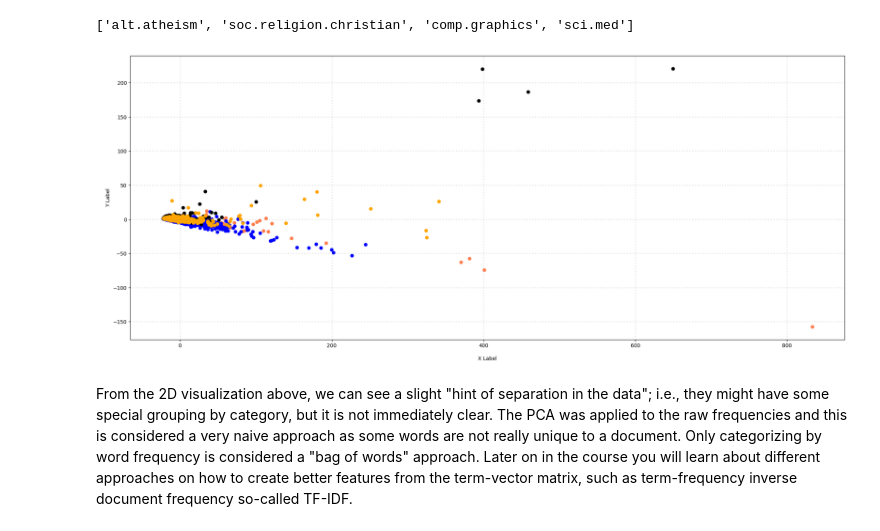
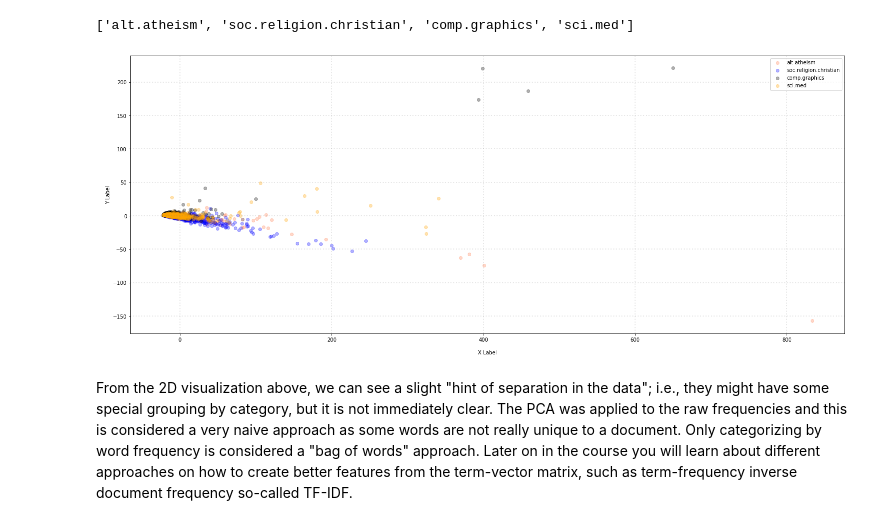
Before and after one commit to provomittt/DM2023-Lab1-Master, a Jupyter notebook: DM2023-Lab1-Master.ipynb, the cells around one changed output. Drawn from its saved outputs; the diff is of its cells as text; code cells hidden in the pictures.

```diff
--- a/DM2023-Lab1-Master.ipynb
+++ b/DM2023-Lab1-Master.ipynb
@@ -1089,0 +1097,8 @@ We said that the `1` at the beginning of the fifth record represents the `00` te
+# %%
+# Answer here
+import scipy
+A = scipy.sparse.csr_matrix(X_counts[0:5, 0:100].toarray())
+find = scipy.sparse.find(A)
+print(find)
+for r, c in zip(find[0], find[1]):
+    print(f"Found document{r} has word {count_vect.get_feature_names_out()[c]} (wordId={c})")
@@ -1209,23 +1262,24 @@ categories
 # %%
 col = ['coral', 'blue', 'black', 'orange']
 
 # plot
 fig = plt.figure(figsize = (25,10))
 ax = fig.subplots()
 
 for c, category in zip(col, categories):
     xs = X_reduced[X['category_name'] == category].T[0]
     ys = X_reduced[X['category_name'] == category].T[1]
 
-    ax.scatter(xs, ys, c = c, marker='o')
+    ax.scatter(xs, ys, c = c, marker='o', alpha=0.3, label=category)
 
+ax.legend()
 ax.grid(color='gray', linestyle=':', linewidth=2, alpha=0.2)
 ax.set_xlabel('\nX Label')
 ax.set_ylabel('\nY Label')
 
 plt.show()
 # %% [output]
-[figure, old version]
+[figure, new version]
 # %% [markdown]
 From the 2D visualization above, we can see a slight "hint of separation in the data"; i.e., they might have some special grouping by category, but it is not immediately clear. The PCA was applied to the raw frequencies and this is considered a very naive approach as some words are not really unique to a document. Only categorizing by word frequency is considered a "bag of words" approach. Later on in the course you will learn about different approaches on how to create better features from the term-vector matrix, such as term-frequency inverse document frequency so-called TF-IDF.
 # %% [markdown]
```
Also changed, not shown: parts of 19 cells of this notebook.
